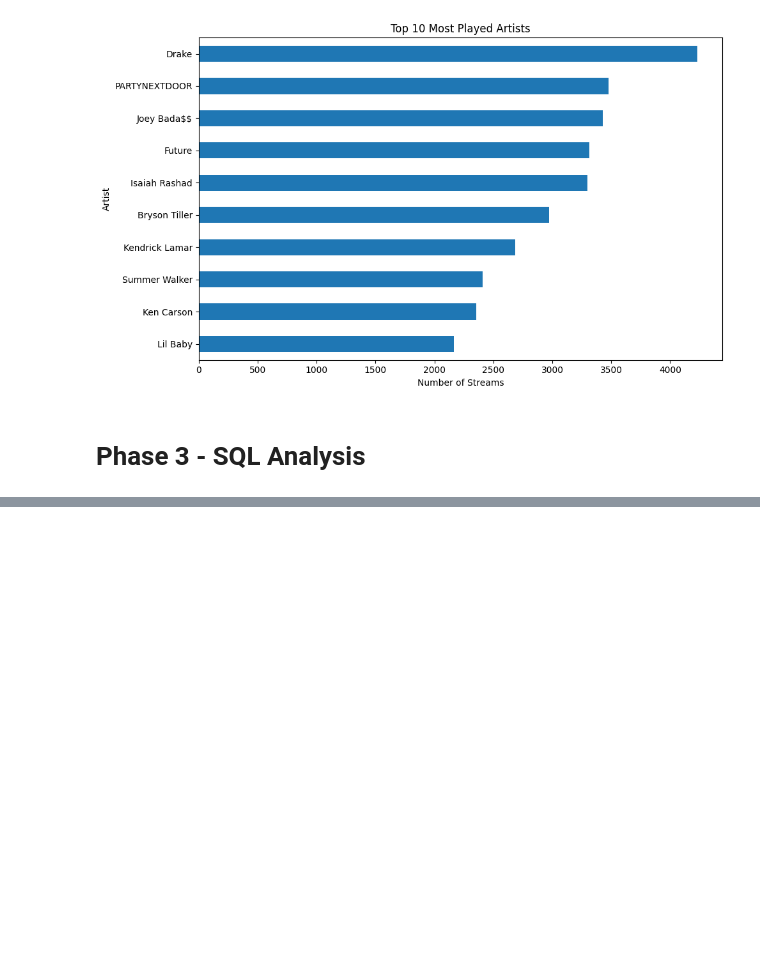
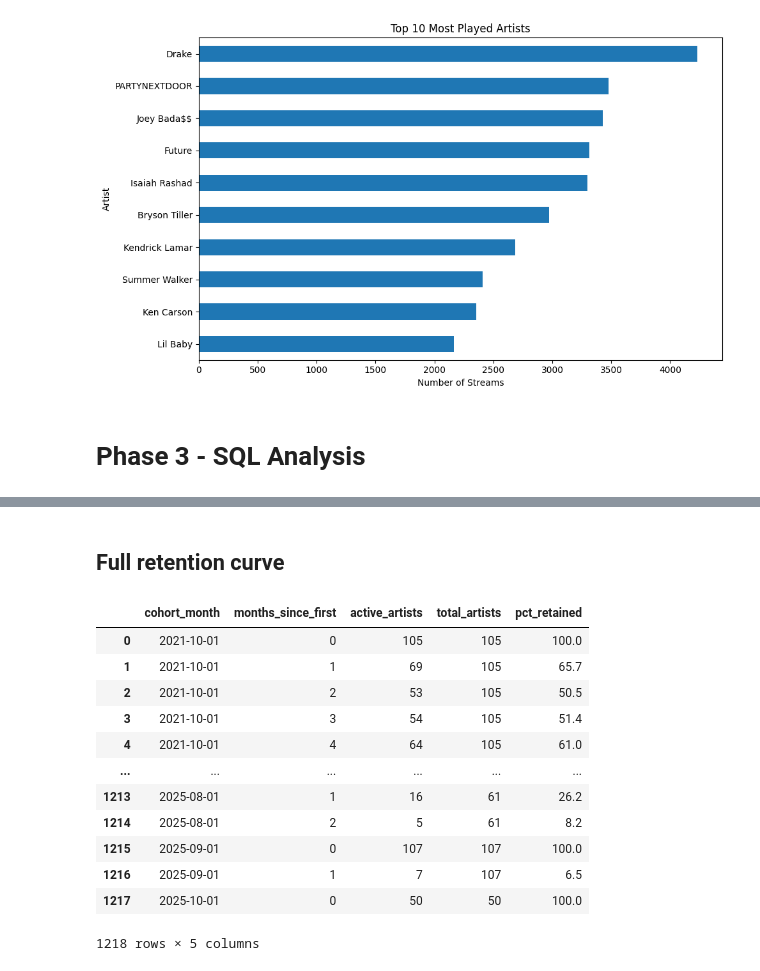
Before and after one commit to Medha-Subramaniyan/spotify-listening-analysis, a Jupyter notebook: cleaning.ipynb, the cells around one changed output, grey strips where cells are left out. Cells and saved outputs as stored; diff of their text form; code cells hidden in the pictures; blank space fills up the shorter version.

```diff
--- a/cleaning.ipynb
+++ b/cleaning.ipynb
@@ -531,0 +855,56 @@ con.sql("CREATE OR REPLACE TABLE streams AS SELECT * FROM 'spotify_cleaned.parqu
+# %% [markdown]
+## Full retention curve
+# %%
+retention = con.sql("""
+    WITH artist_cohort AS (
+        SELECT
+            master_metadata_album_artist_name AS artist,
+            date_trunc('month', MIN(date)) AS cohort_month
+        FROM streams
+        GROUP BY 1
+    ),
+    streams_with_cohort AS (
+        SELECT DISTINCT
+            s.master_metadata_album_artist_name AS artist,
+            ac.cohort_month,
+            DATE_DIFF('month', ac.cohort_month, date_trunc('month', s.date)) AS months_since_first
+        FROM streams s
+        JOIN artist_cohort ac
+            ON s.master_metadata_album_artist_name = ac.artist
+    ),
+    cohort_size AS (
+        SELECT cohort_month, COUNT(*) AS total_artists
+        FROM artist_cohort
+        GROUP BY 1
+    ),
+    active_by_month AS (
+        SELECT cohort_month, months_since_first, COUNT(DISTINCT artist) AS active_artists
+        FROM streams_with_cohort
+        GROUP BY 1, 2
+    )
+    SELECT
+        a.cohort_month,
+        a.months_since_first,
+        a.active_artists,
+        c.total_artists,
+        ROUND(a.active_artists * 100.0 / c.total_artists, 1) AS pct_retained
+    FROM active_by_month a
+    JOIN cohort_size c ON a.cohort_month = c.cohort_month
+    ORDER BY a.cohort_month, a.months_since_first
+""").df()
+
+retention
+# %% [output]
+|  | cohort_month | months_since_first | active_artists | total_artists | pct_retained |
+| 0 | 2021-10-01 | 0 | 105 | 105 | 100.0 |
+| 1 | 2021-10-01 | 1 | 69 | 105 | 65.7 |
+| 2 | 2021-10-01 | 2 | 53 | 105 | 50.5 |
+| 3 | 2021-10-01 | 3 | 54 | 105 | 51.4 |
+| 4 | 2021-10-01 | 4 | 64 | 105 | 61.0 |
+| ... | ... | ... | ... | ... | ... |
+| 1213 | 2025-08-01 | 1 | 16 | 61 | 26.2 |
+| 1214 | 2025-08-01 | 2 | 5 | 61 | 8.2 |
+| 1215 | 2025-09-01 | 0 | 107 | 107 | 100.0 |
+| 1216 | 2025-09-01 | 1 | 7 | 107 | 6.5 |
+| 1217 | 2025-10-01 | 0 | 50 | 50 | 100.0 |
+1218 rows × 5 columns
```
Also changed, not shown: parts of 38 cells of this notebook, 12 other files.
